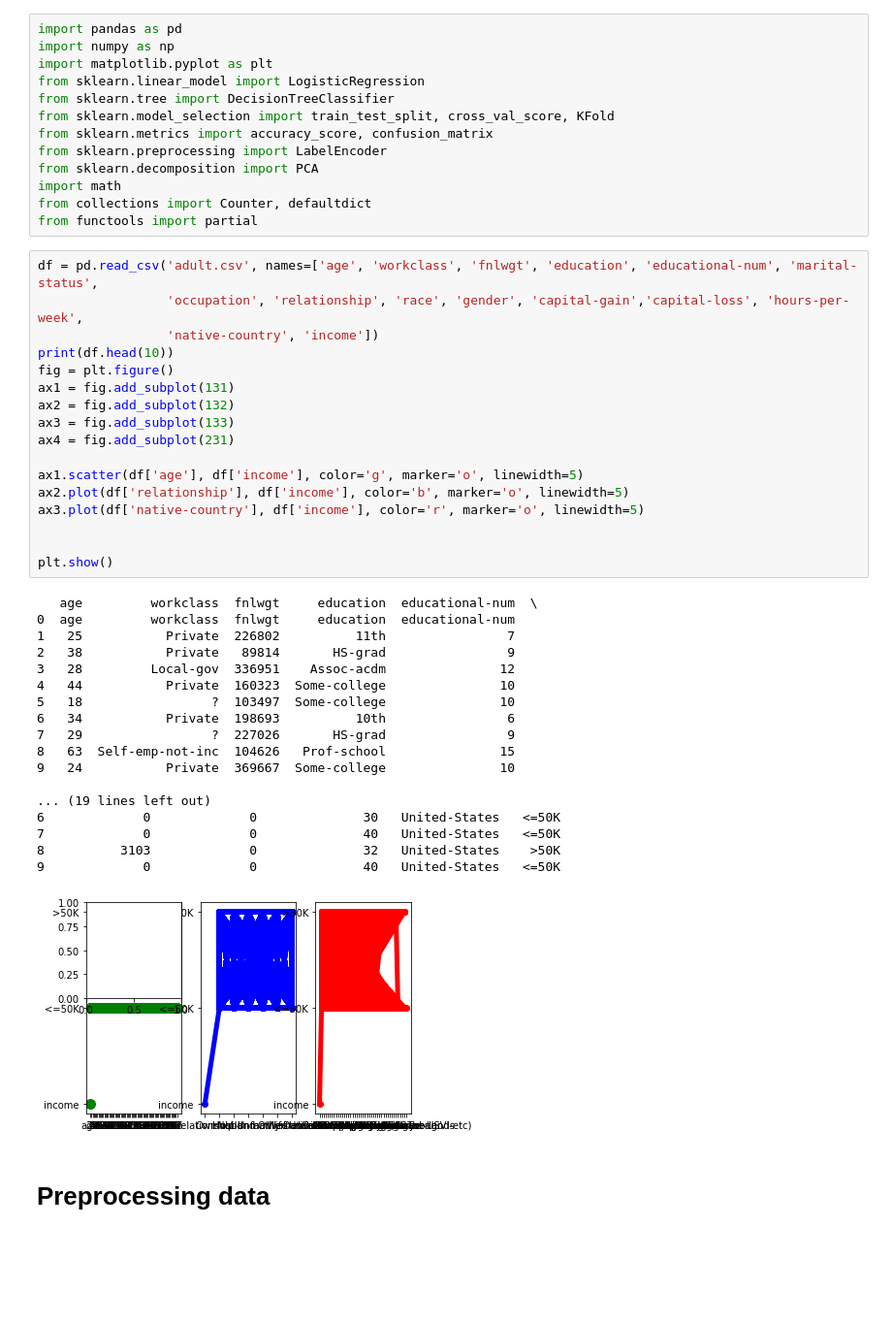
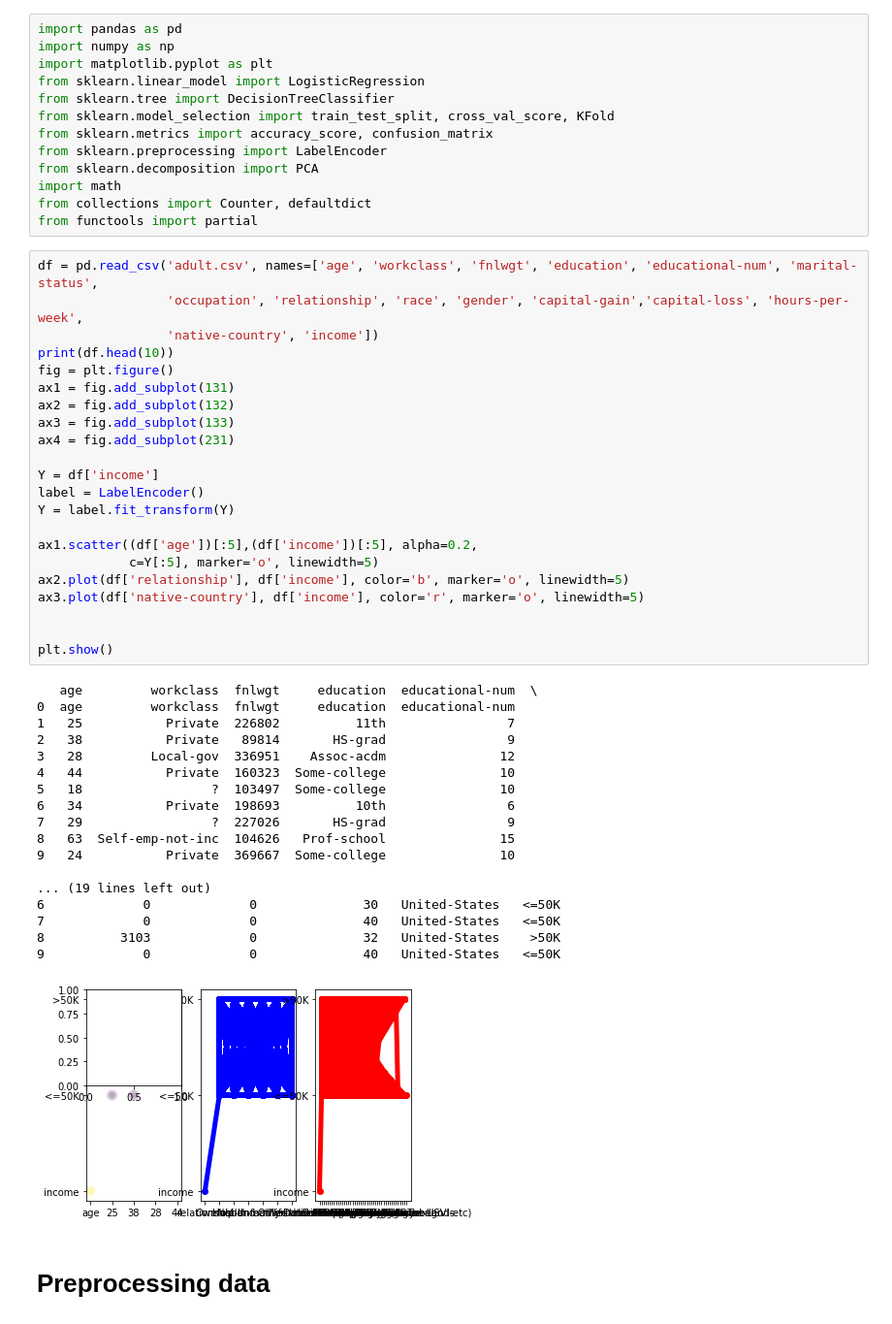
Before and after one commit to Kepleroid/Adult-income-dataset, a Jupyter notebook: Adult income dataset.ipynb, the cells around one changed output. Shown at 97% size. Cells and saved outputs as stored; diff of their text form; blank space fills up the shorter version.

```diff
--- a/Adult income dataset.ipynb
+++ b/Adult income dataset.ipynb
@@ -27,35 +27,40 @@ df = pd.read_csv('adult.csv', names=['age', 'workclass', 'fnlwgt', 'education',
 print(df.head(10))
 fig = plt.figure()
 ax1 = fig.add_subplot(131)
 ax2 = fig.add_subplot(132)
 ax3 = fig.add_subplot(133)
 ax4 = fig.add_subplot(231)
 
-ax1.scatter(df['age'], df['income'], color='g', marker='o', linewidth=5)
+Y = df['income']
+label = LabelEncoder()
+Y = label.fit_transform(Y)
+
+ax1.scatter((df['age'])[:5],(df['income'])[:5], alpha=0.2,
+            c=Y[:5], marker='o', linewidth=5)
 ax2.plot(df['relationship'], df['income'], color='b', marker='o', linewidth=5)
 ax3.plot(df['native-country'], df['income'], color='r', marker='o', linewidth=5)
 
 
 plt.show()
 # %% [output]
    age         workclass  fnlwgt     education  educational-num  \
 0  age         workclass  fnlwgt     education  educational-num
 1   25           Private  226802          11th                7
 2   38           Private   89814       HS-grad                9
 3   28         Local-gov  336951    Assoc-acdm               12
 4   44           Private  160323  Some-college               10
 5   18                 ?  103497  Some-college               10
 6   34           Private  198693          10th                6
 7   29                 ?  227026       HS-grad                9
 8   63  Self-emp-not-inc  104626   Prof-school               15
 9   24           Private  369667  Some-college               10
 
 ... (19 lines left out)
 6             0             0              30   United-States   <=50K
 7             0             0              40   United-States   <=50K
 8          3103             0              32   United-States    >50K
 9             0             0              40   United-States   <=50K
-[figure, old version]
+[figure, new version]
 # %% [markdown]
 # Preprocessing data
 # %%
```
Also changed, not shown: parts of 12 cells of this notebook.
